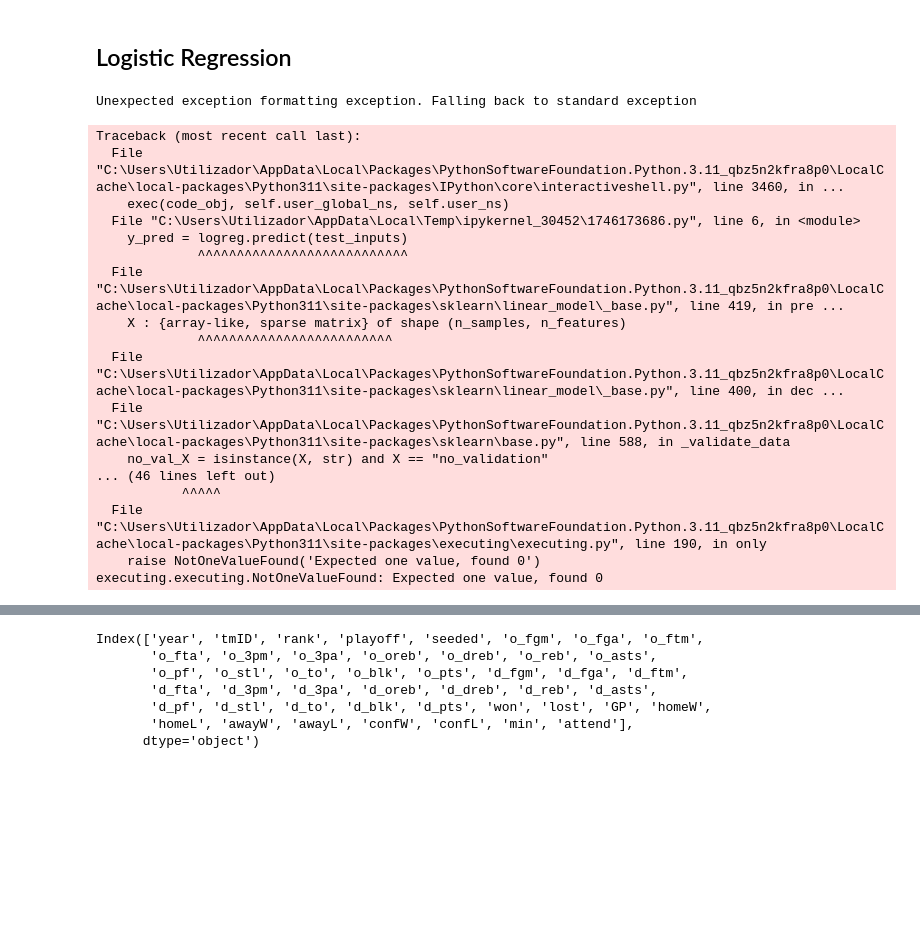
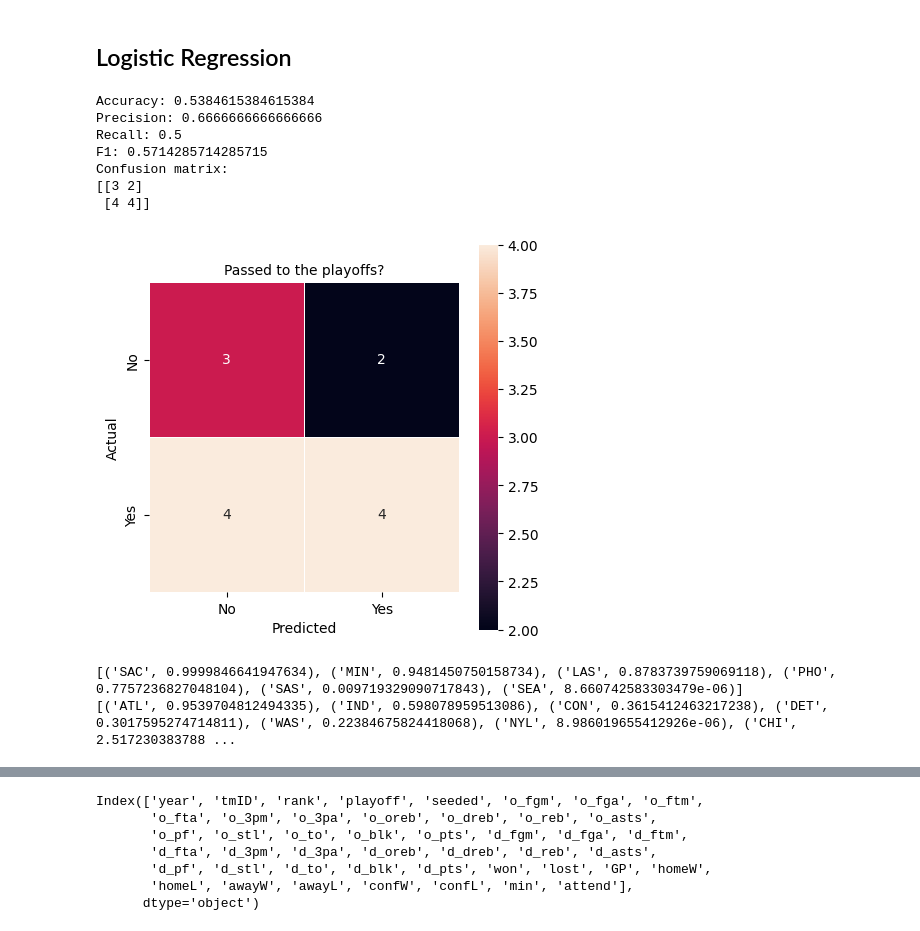
Before and after one commit to FranciscoMaldonado0/feup-ac, a Jupyter notebook: notebook.ipynb, the cells around one changed output, grey strips where cells are left out. Cells and saved outputs as stored; diff of their text form; code cells hidden in the pictures; blank space fills up the shorter version.

```diff
--- a/notebook.ipynb
+++ b/notebook.ipynb
@@ -567,3 +580,10 @@ for i in range(len(predictions)):
     for j in range(len(predictions[i])):
         print(labels[j], ":  predicted: ", predictions[i][j], " actual: ", test_labels[i][j])
     print("\n")
+# %%
+model = MultiOutputRegressor(LogisticRegression(solver='lbfgs', max_iter=1000))
+model.fit(train_inputs, train_labels)
+
+# test model
+predictions = model.predict(test_inputs)
+print(predictions)
@@ -637,6 +665,9 @@ for col in team_stats.columns:
         inputs.append(col)
 
 train_data = team_stats.loc[team_stats["year"] != 10]
+
+print(train_data.columns)
+
 test_data = team_stats.loc[team_stats["year"] == 10]
 
 # drop year column from train and test data
@@ -649,10 +680,24 @@ inputs.remove("year")
 train_inputs = train_data[inputs].values
 train_labels = train_data[labels].values
 
+
+print("train_inputs:")
+print(train_inputs)
+
 test_inputs= []
 
 for team_id in avg_team_stats:
+    # append confID to the list
+
+    query = "select confID from teams where tmID = '" + team_id + "';"
+    confID = pd.read_sql(query, connection)
+    confID = confID["confID"].values[0]
+
+    avg_team_stats[team_id].append(confID == 'EA')
+    avg_team_stats[team_id].append(confID == 'WE')
+
     test_inputs.append(avg_team_stats[team_id])
+
 
 test_labels = test_data[labels].values
 
@@ -680,6 +728,7 @@ print(test_labels)
 ## Logistic Regression
 # %%
 # logistic regression
+from sklearn.metrics import confusion_matrix
 
 logreg = LogisticRegression(max_iter=1000)
 logreg.fit(train_inputs,train_labels)
@@ -692,60 +741,60 @@ print("Recall:",metrics.recall_score(test_labels, y_pred, pos_label="Y"))
 print("F1:",metrics.f1_score(test_labels, y_pred, pos_label="Y"))
 
 # confusion matrix
-cm = confusion_matrix(test_labels, y_pred)
-print(cm)
+confusion = confusion_matrix(test_labels, y_pred)
+print(f"Confusion matrix:\n{confusion}")
+
+#plot confusion matrix
+plt.figure(figsize=(5,5))
+sb.heatmap(confusion, annot=True, fmt="g", linewidths=.5, square = True, xticklabels=['No', 'Yes'], yticklabels=['No', 'Yes'])
+plt.ylabel('Actual')
+plt.xlabel('Predicted')
+all_sample_title = 'Passed to the playoffs?'
+plt.title(all_sample_title, size = 10)
+plt.show()
 
 query = "select tmId, confID from teams where year = 10;"
 teams_conf_ids = pd.read_sql(query, connection)
 
 query = "select tmID from teams where year = 10;"
-
 
 # print(teams_conf_ids)
 
 west_teams = teams_conf_ids[teams_conf_ids["confID"] == "WE"]
 east_teams = teams_conf_ids[teams_conf_ids["confID"] == "EA"]
 
 # print(west_teams)
 # print(east_teams)
 
 # print the probabilities for each class
 probs = logreg.predict_proba(test_inputs)
 probs_west = []
 probs_east = []
 
 for i in range(len(probs)):
     team_id = team_ids[i]
 
     if team_id in west_teams["tmID"].values:
         probs_west.append((team_id, probs[i][1]))
 
     if team_id in east_teams["tmID"].values:
         probs_east.append((team_id, probs[i][1]))
 
     # print(f"{team_name[0]}: {probs[i][1]}")
 
 probs_west = sorted(probs_west, key=lambda x: x[1], reverse=True)
 probs_east = sorted(probs_east, key=lambda x: x[1], reverse=True)
 
 print(probs_west)
 print(probs_east)
 # %% [output]
-Unexpected exception formatting exception. Falling back to standard exception
+Accuracy: 0.5384615384615384
+Precision: 0.6666666666666666
+Recall: 0.5
+F1: 0.5714285714285715
+Confusion matrix:
+[[3 2]
+ [4 4]]
+[figure, added]
-Traceback (most recent call last):
-  File "C:\Users\Utilizador\AppData\Local\Packages\PythonSoftwareFoundation.Python.3.11_qbz5n2kfra8p0\LocalCache\local-packages\Python311\site-packages\IPython\core\interactiveshell.py", line 3460, in ...
-    exec(code_obj, self.user_global_ns, self.user_ns)
-  File "C:\Users\Utilizador\AppData\Local\Temp\ipykernel_30452\1746173686.py", line 6, in <module>
-    y_pred = logreg.predict(test_inputs)
-             ^^^^^^^^^^^^^^^^^^^^^^^^^^^
-  File "C:\Users\Utilizador\AppData\Local\Packages\PythonSoftwareFoundation.Python.3.11_qbz5n2kfra8p0\LocalCache\local-packages\Python311\site-packages\sklearn\linear_model\_base.py", line 419, in pre ...
-    X : {array-like, sparse matrix} of shape (n_samples, n_features)
-             ^^^^^^^^^^^^^^^^^^^^^^^^^
-  File "C:\Users\Utilizador\AppData\Local\Packages\PythonSoftwareFoundation.Python.3.11_qbz5n2kfra8p0\LocalCache\local-packages\Python311\site-packages\sklearn\linear_model\_base.py", line 400, in dec ...
-  File "C:\Users\Utilizador\AppData\Local\Packages\PythonSoftwareFoundation.Python.3.11_qbz5n2kfra8p0\LocalCache\local-packages\Python311\site-packages\sklearn\base.py", line 588, in _validate_data
-    no_val_X = isinstance(X, str) and X == "no_validation"
-... (46 lines left out)
-           ^^^^^
-  File "C:\Users\Utilizador\AppData\Local\Packages\PythonSoftwareFoundation.Python.3.11_qbz5n2kfra8p0\LocalCache\local-packages\Python311\site-packages\executing\executing.py", line 190, in only
-    raise NotOneValueFound('Expected one value, found 0')
-executing.executing.NotOneValueFound: Expected one value, found 0
+[('SAC', 0.9999846641947634), ('MIN', 0.9481450750158734), ('LAS', 0.8783739759069118), ('PHO', 0.7757236827048104), ('SAS', 0.009719329090717843), ('SEA', 8.660742583303479e-06)]
+[('ATL', 0.9539704812494335), ('IND', 0.598078959513086), ('CON', 0.3615412463217238), ('DET', 0.3017595274714811), ('WAS', 0.22384675824418068), ('NYL', 8.986019655412926e-06), ('CHI', 2.517230383788 ...
```
Also changed, not shown: parts of 13 cells of this notebook.
